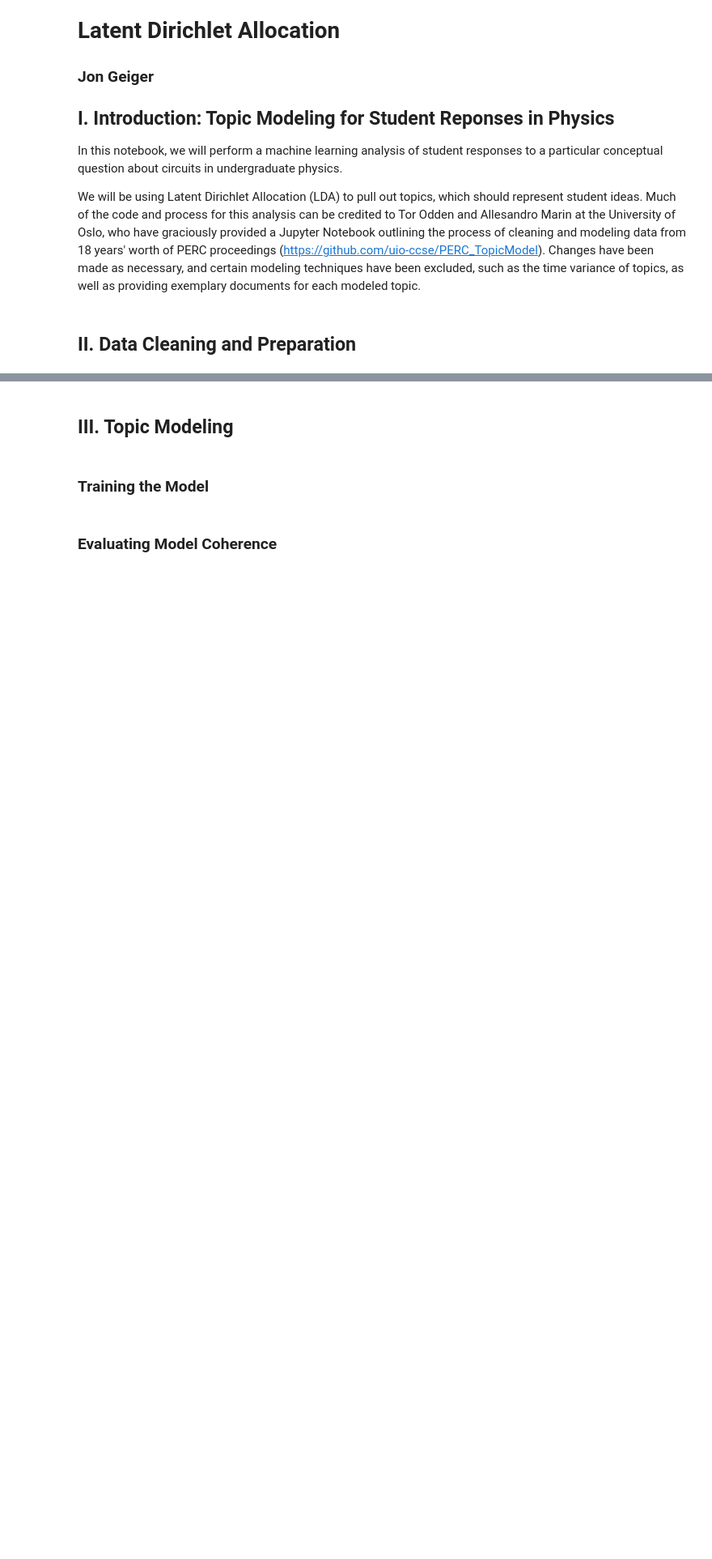
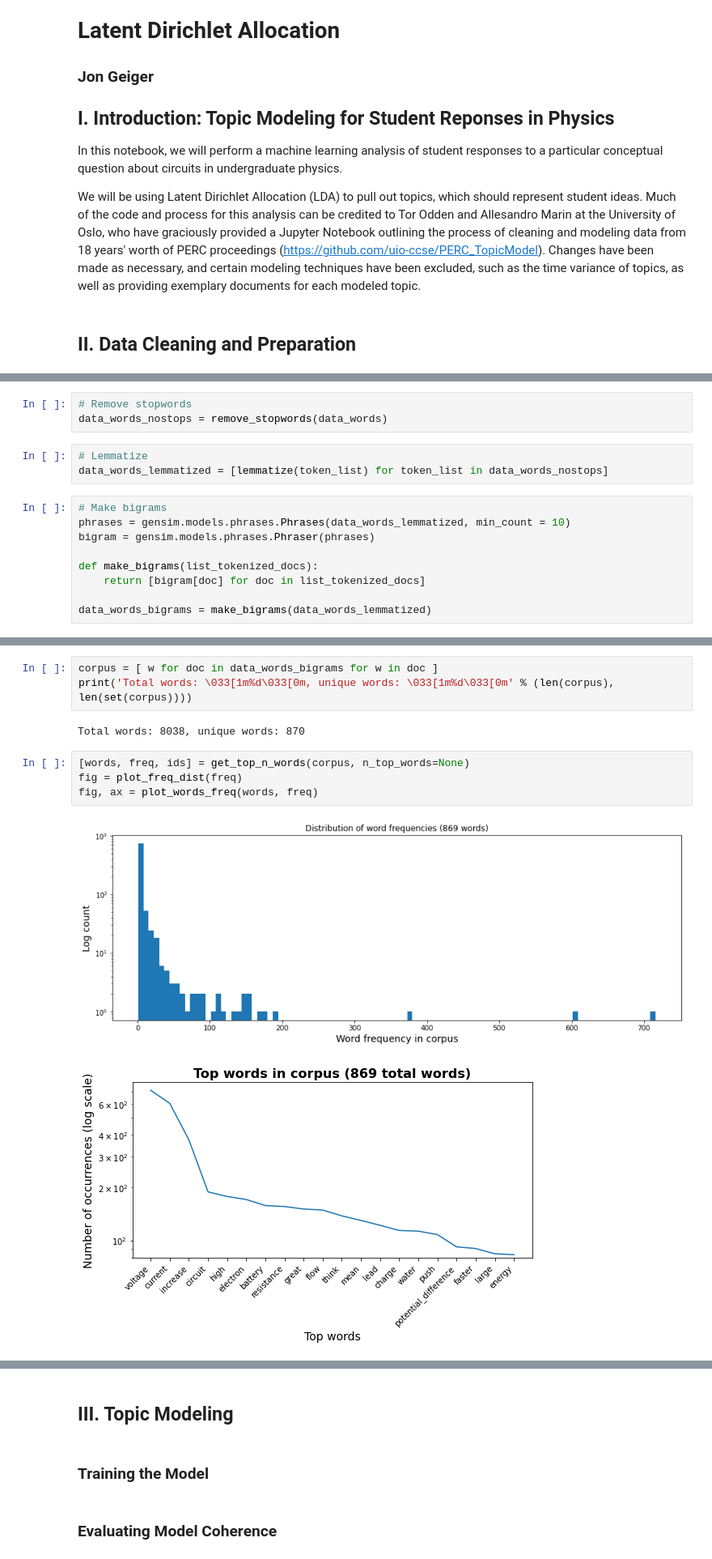
Before and after one commit to jonmgeiger/honors-project, a Jupyter notebook: studentResponses_LDA.ipynb, the cells around one changed output, grey strips where cells are left out. Shown at 81% size. Drawn from its saved outputs; the diff is of its cells as text; blank space fills up the shorter version.

Commit message:
added data cleaning and preparation stages

```diff
--- a/studentResponses_LDA.ipynb
+++ b/studentResponses_LDA.ipynb
@@ -49,0 +136,15 @@ warnings.filterwarnings("ignore", category=DeprecationWarning);
+# %%
+# Remove stopwords
+data_words_nostops = remove_stopwords(data_words)
+# %%
+# Lemmatize
+data_words_lemmatized = [lemmatize(token_list) for token_list in data_words_nostops]
+# %%
+# Make bigrams
+phrases = gensim.models.phrases.Phrases(data_words_lemmatized, min_count = 10)
+bigram = gensim.models.phrases.Phraser(phrases)
+
+def make_bigrams(list_tokenized_docs):
+    return [bigram[doc] for doc in list_tokenized_docs]
+
+data_words_bigrams = make_bigrams(data_words_lemmatized)
@@ -52 +185,13 @@ warnings.filterwarnings("ignore", category=DeprecationWarning);
+# %%
+corpus = [ w for doc in data_words_bigrams for w in doc ]
+print('Total words: \033[1m%d\033[0m, unique words: \033[1m%d\033[0m' % (len(corpus), len(set(corpus))))
+# %% [output]
+Total words: 8038, unique words: 870
+# %%
+[words, freq, ids] = get_top_n_words(corpus, n_top_words=None)
+fig = plot_freq_dist(freq)
+fig, ax = plot_words_freq(words, freq)
+# %% [output]
+[figure, added]
+[figure, added]
 # %% [markdown]
```
Also changed, not shown: parts of 26 cells of this notebook.
